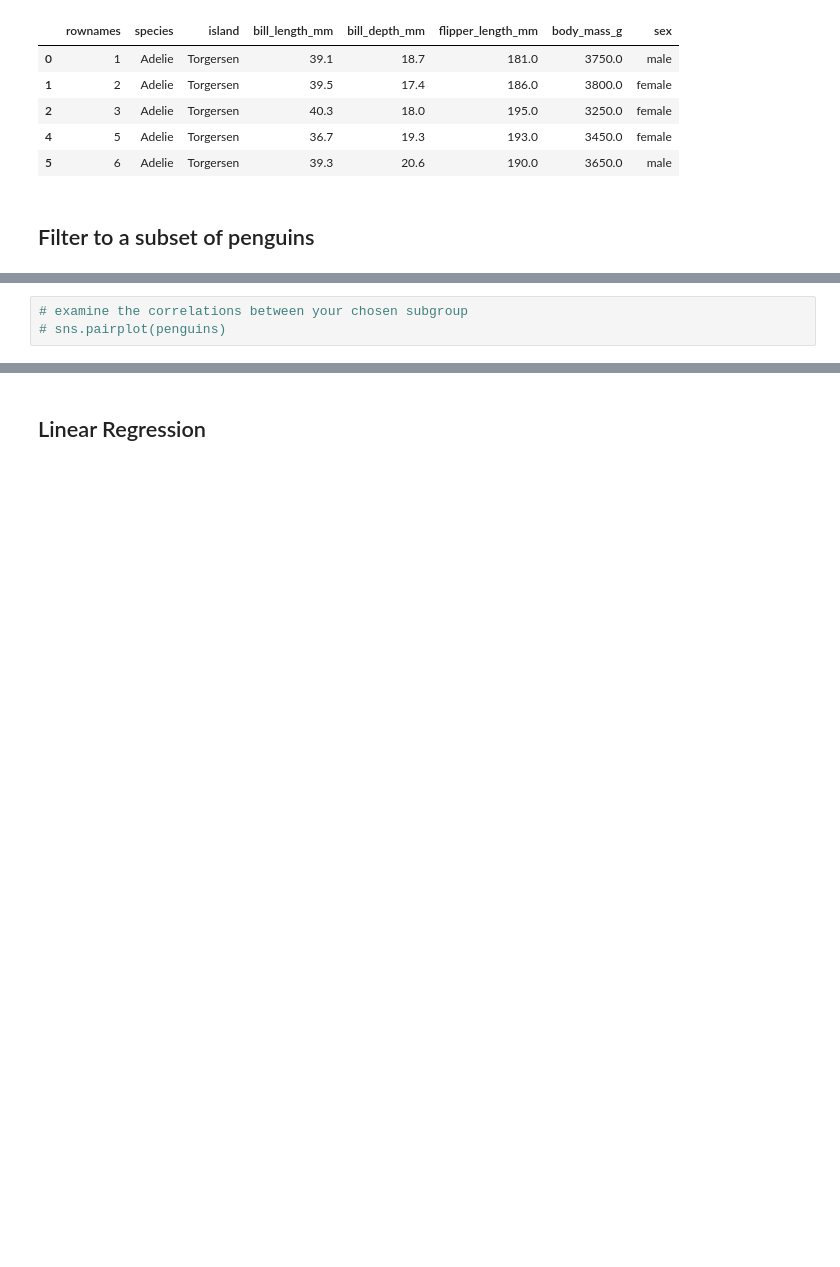
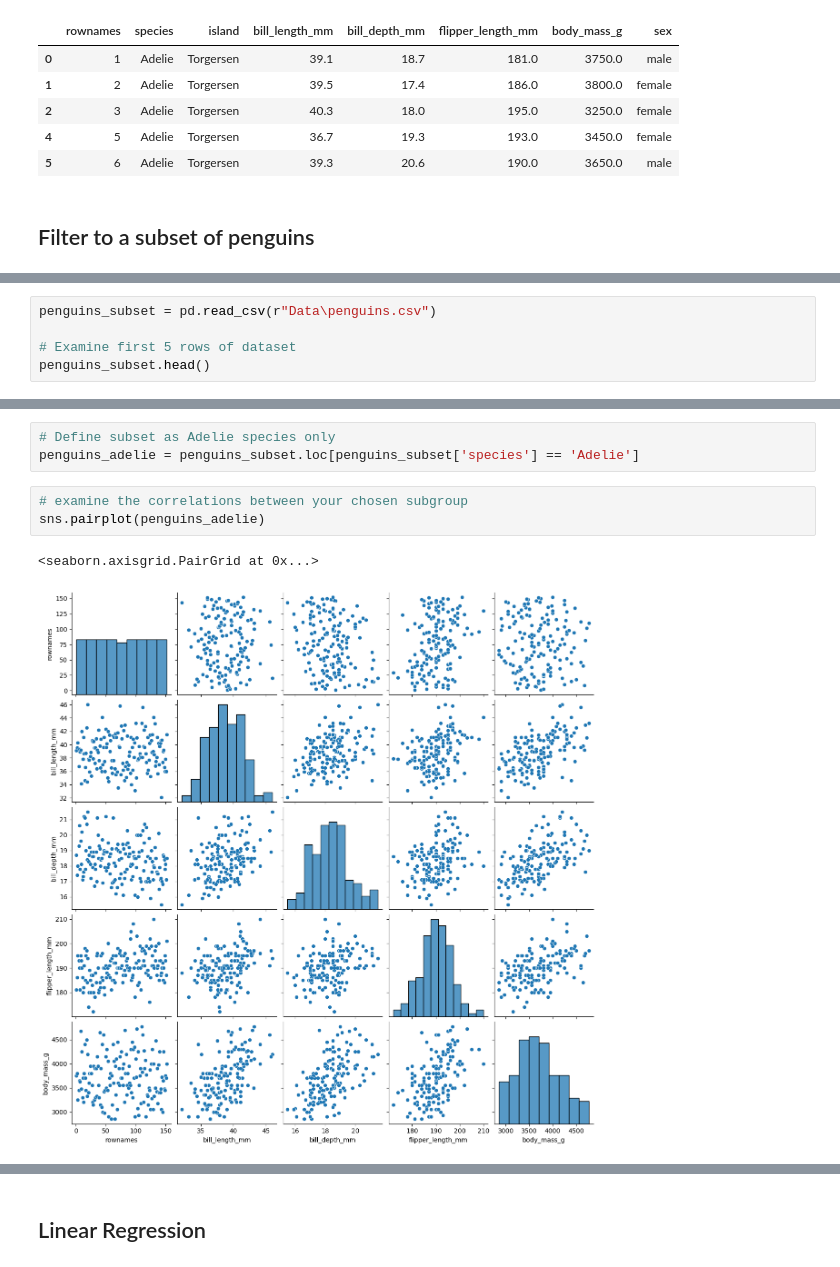
Before and after one commit to lex-devlin-til/dsny-data-science, a Jupyter notebook: Linear-Regression.ipynb, the cells around one changed output, grey strips where cells are left out. Drawn from its saved outputs; the diff is of its cells as text; blank space fills up the shorter version.

```diff
--- a/Linear-Regression.ipynb
+++ b/Linear-Regression.ipynb
@@ -397,0 +396,5 @@ penguins.head()
+# %%
+penguins_subset = pd.read_csv(r"Data\penguins.csv")
+
+# Examine first 5 rows of dataset
+penguins_subset.head()
@@ -398,3 +408,9 @@ penguins.head()
+# %%
+# Define subset as Adelie species only
+penguins_adelie = penguins_subset.loc[penguins_subset['species'] == 'Adelie']
 # %%
 # examine the correlations between your chosen subgroup
-# sns.pairplot(penguins)
+sns.pairplot(penguins_adelie)
+# %% [output]
+<seaborn.axisgrid.PairGrid at 0x...>
+[figure, added]
```
Also changed, not shown: parts of 5 cells of this notebook, 1 other file.
